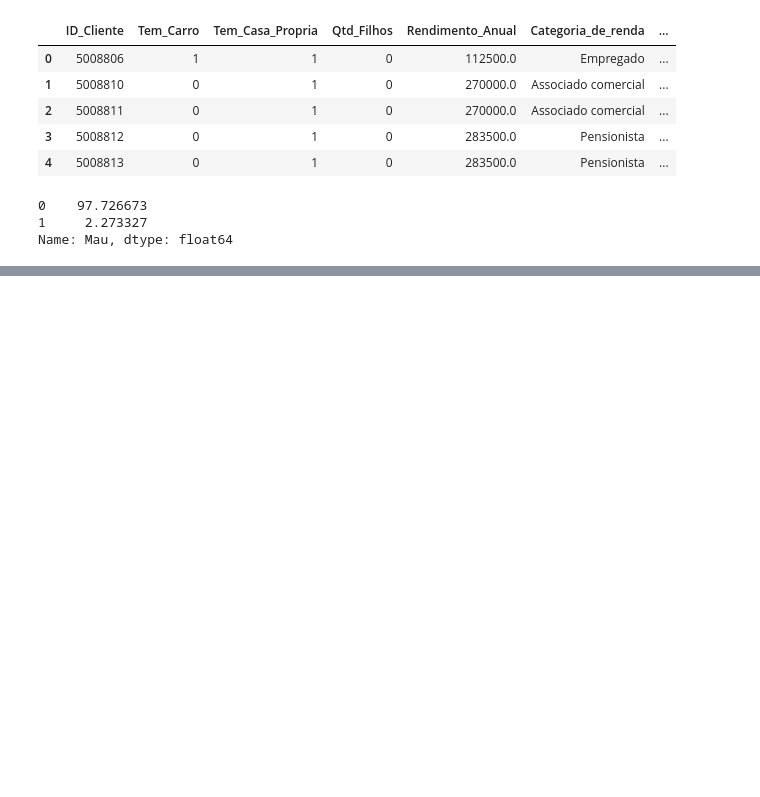
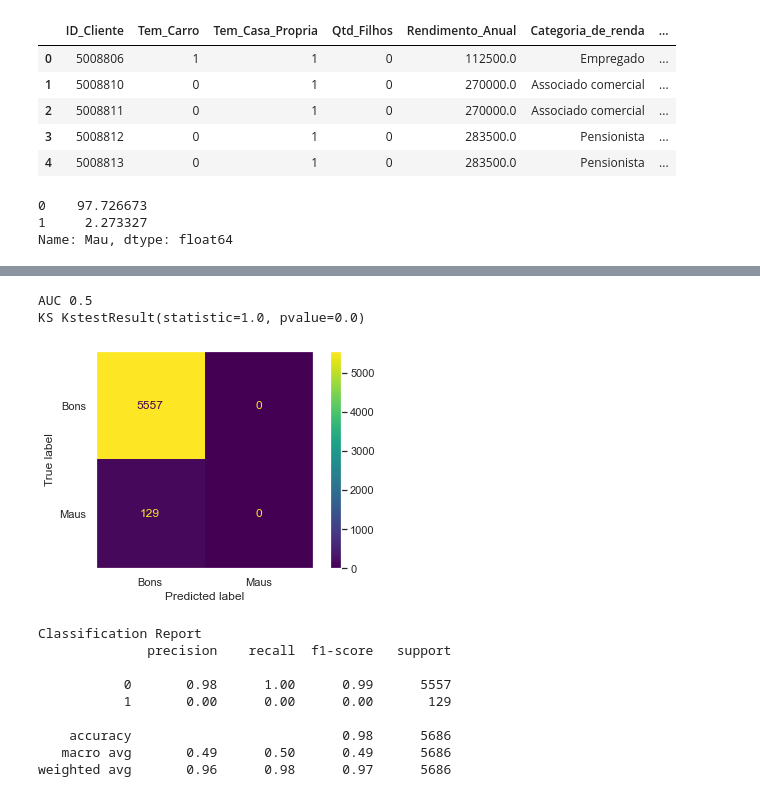
Before and after one commit to cmattosr/bootcampDS_mod06, a Jupyter notebook: Modulo06.ipynb, the cells around one changed output, grey strips where cells are left out. Drawn from its saved outputs; the diff is of its cells as text; code cells hidden in the pictures; blank space fills up the shorter version.

```diff
--- a/Modulo06.ipynb
+++ b/Modulo06.ipynb
@@ -883,0 +886,3 @@ Name: Mau, dtype: float64
+# %%
+colunas_categoricas_binarias = ['Tem_Carro', 'Tem_Casa_Propria', 'Tem_telefone_trabalho', 'Tem_telefone_fixo', 'Tem_email']
+colunas_categoricas_binarias
@@ -883,0 +895,3 @@ Name: Mau, dtype: float64
+# %%
+colunas_categoricas_nao_binarias = ['Categoria_de_renda', 'Grau_Escolaridade', 'Estado_Civil', 'Moradia', 'Ocupacao']
+colunas_categoricas_nao_binarias
@@ -883,0 +904,4 @@ Name: Mau, dtype: float64
+# %%
+#ordernar as colunas do dataset
+df_registro_clientes_targets = df_registro_clientes_targets[['ID_Cliente'] + colunas_quantitativas + colunas_categoricas_binarias + colunas_categoricas_nao_binarias + ['Mau']]
+df_registro_clientes_targets.head()
@@ -883,0 +995,25 @@ Name: Mau, dtype: float64
+# %%
+# PEP8 padrão CamelCase
+class Transformador(BaseEstimator, TransformerMixin):
+    def __init__( self, colunas_continuas, colunas_categoricas):
+        self.colunas_continuas = colunas_continuas
+        self.colunas_categoricas = colunas_categoricas
+        self.enc = OneHotEncoder()
+        self.scaler = MinMaxScaler()
+
+    def fit(self, X, y = None ):
+        self.enc.fit(X[self.colunas_categoricas])
+        self.scaler.fit(X[self.colunas_continuas])
+        return self
+
+    def transform(self, X, y = None):
+
+      X_categoricas = pd.DataFrame(data=self.enc.transform(X[self.colunas_categoricas]).toarray(),
+                                  columns= self.enc.get_feature_names(self.colunas_categoricas))
+
+      X_continuas = pd.DataFrame(data=self.scaler.transform(X[self.colunas_continuas]),
+                                  columns= self.colunas_continuas)
+
+      X = pd.concat([X_continuas, X_categoricas], axis=1)
+
+      return X
@@ -883,0 +1022,17 @@ Name: Mau, dtype: float64
+# %%
+pipeline = Pipeline([('Transformador', Transformador(colunas_quantitativas, colunas_categoricas)),
+                     ('Modelo', DummyClassifier(strategy='prior'))])
+roda_modelo(pipeline, df_registro_clientes_targets)
+# %% [output]
+AUC 0.5
+KS KstestResult(statistic=1.0, pvalue=0.0)
+[figure, added]
+Classification Report
+              precision    recall  f1-score   support
+
+           0       0.98      1.00      0.99      5557
+           1       0.00      0.00      0.00       129
+
+    accuracy                           0.98      5686
+   macro avg       0.49      0.50      0.49      5686
+weighted avg       0.96      0.98      0.97      5686
```
Also changed, not shown: parts of 19 cells of this notebook.
